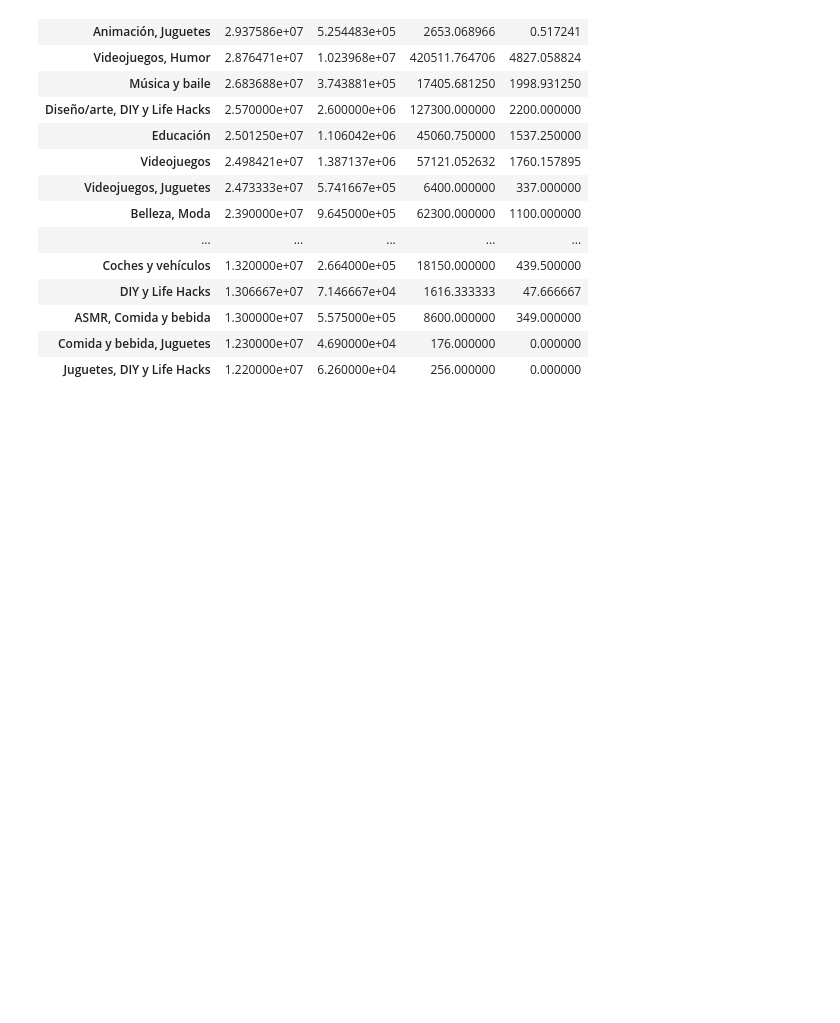
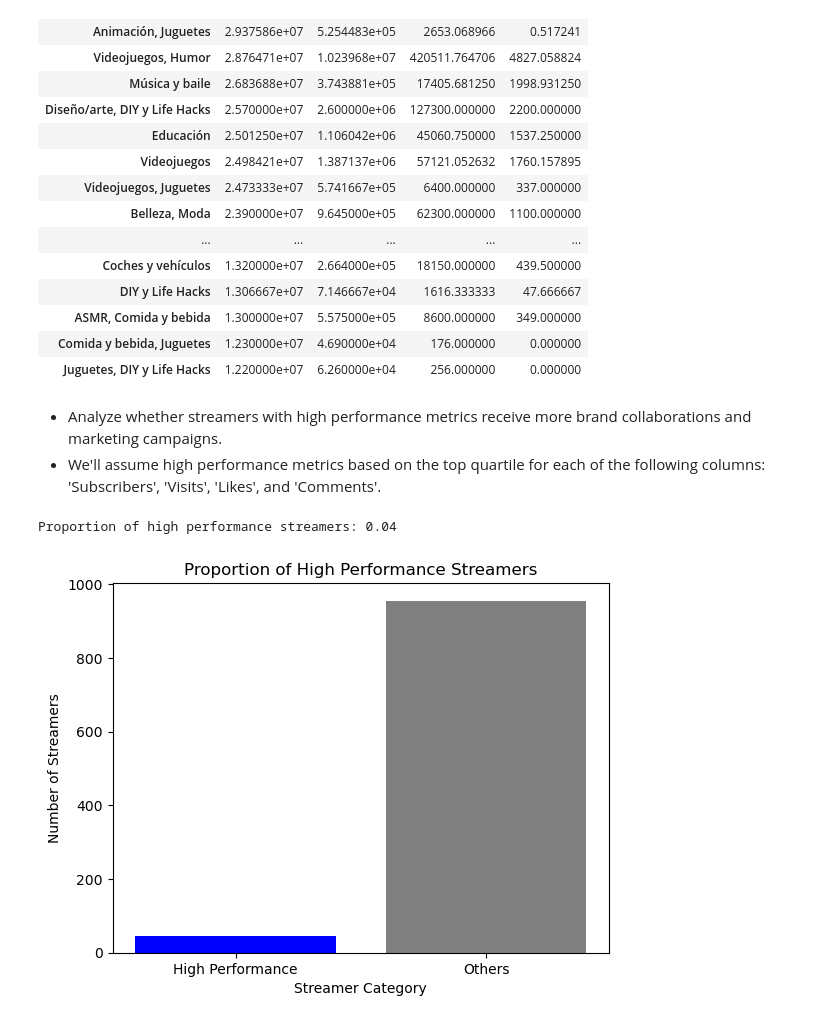
Before and after one commit to Gospelmairo/YouTube-Streamer-Analysis, a Jupyter notebook: youtube_analysis.ipynb, the cells around one changed output. Saved outputs shown, nothing was run; the diff lists cells and outputs as text; code cells hidden in the pictures; blank space fills up the shorter version.

```diff
--- a/youtube_analysis.ipynb
+++ b/youtube_analysis.ipynb
@@ -211,6 +211,45 @@ category_performance
 | ASMR, Comida y bebida | 1.300000e+07 | 5.575000e+05 | 8600.000000 | 349.000000 |
 | Comida y bebida, Juguetes | 1.230000e+07 | 4.690000e+04 | 176.000000 | 0.000000 |
 | Juguetes, DIY y Life Hacks | 1.220000e+07 | 6.260000e+04 | 256.000000 | 0.000000 |
+# %% [markdown]
+- Analyze whether streamers with high performance metrics receive more brand collaborations and marketing campaigns.
+- We'll assume high performance metrics based on the top quartile for each of the following columns: 'Subscribers', 'Visits', 'Likes', and 'Comments'.
+# %%
+# Define high performance thresholds
+
+suscribers_threshold = df['Suscribers'].quantile(0.75)
+visits_threshold = df['Visits'].quantile(0.75)
+likes_threshold = df['Likes'].quantile(0.75)
+comments_threshold = df['Comments'].quantile(0.75)
+
+# Identify high performance streamers
+high_performance_df = df[
+    (df['Suscribers'] >= suscribers_threshold) &
+    (df['Visits'] >= visits_threshold) &
+    (df['Likes'] >= likes_threshold) &
+    (df['Comments'] >= comments_threshold)
+]
+# %%
+# Calculate the proportion of high performance streamers
+total_streamers = len(df)
+high_performance_count = len(high_performance_df)
+high_performance_proportion = high_performance_count / total_streamers
+
+print(f'Proportion of high performance streamers: {high_performance_proportion:.2f}')
+# %% [output]
+Proportion of high performance streamers: 0.04
+# %%
+# Bar chart for high performance proportion
+labels = ['High Performance', 'Others']
+sizes = [high_performance_count, total_streamers - high_performance_count]
+
+plt.bar(labels, sizes, color=['blue', 'grey'])
+plt.xlabel('Streamer Category')
+plt.ylabel('Number of Streamers')
+plt.title('Proportion of High Performance Streamers')
+plt.show()
+# %% [output]
+[figure, added]
 # %%
 avg_metrics = df[['Suscribers', 'Visits', 'Likes', 'Comments']].mean()
 
```
Also changed, not shown: parts of 2 cells of this notebook, 1 other file.
